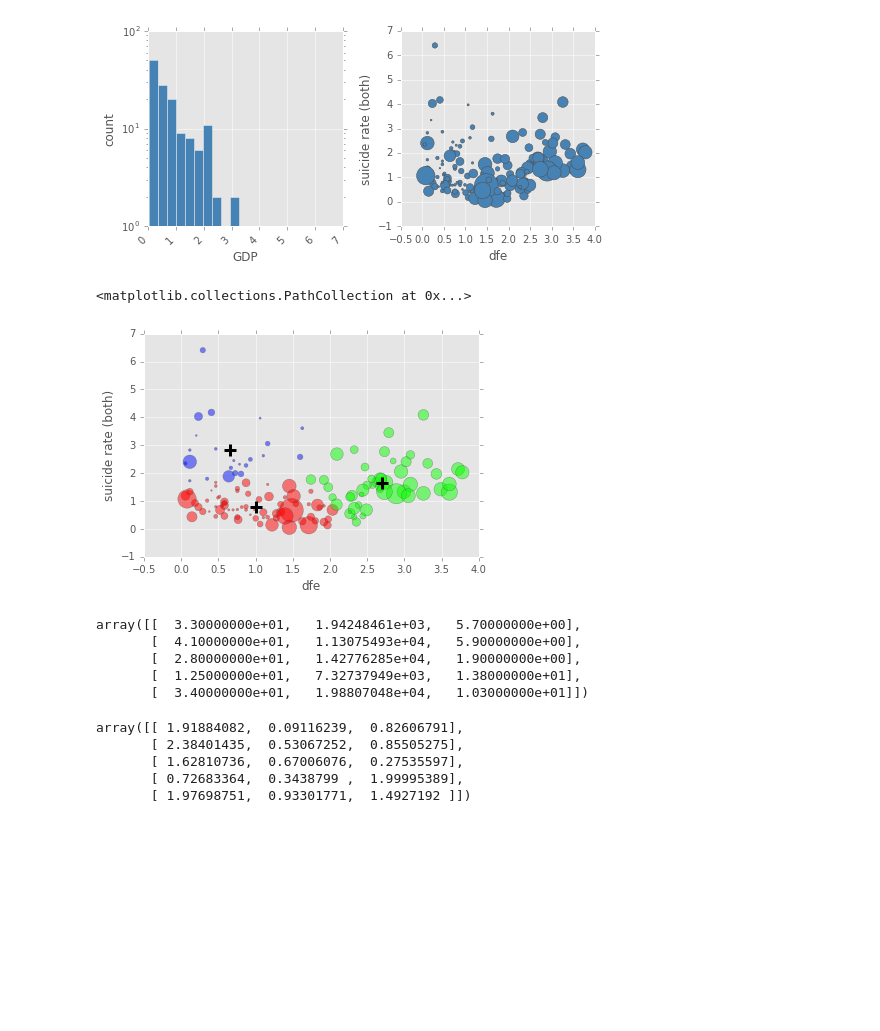
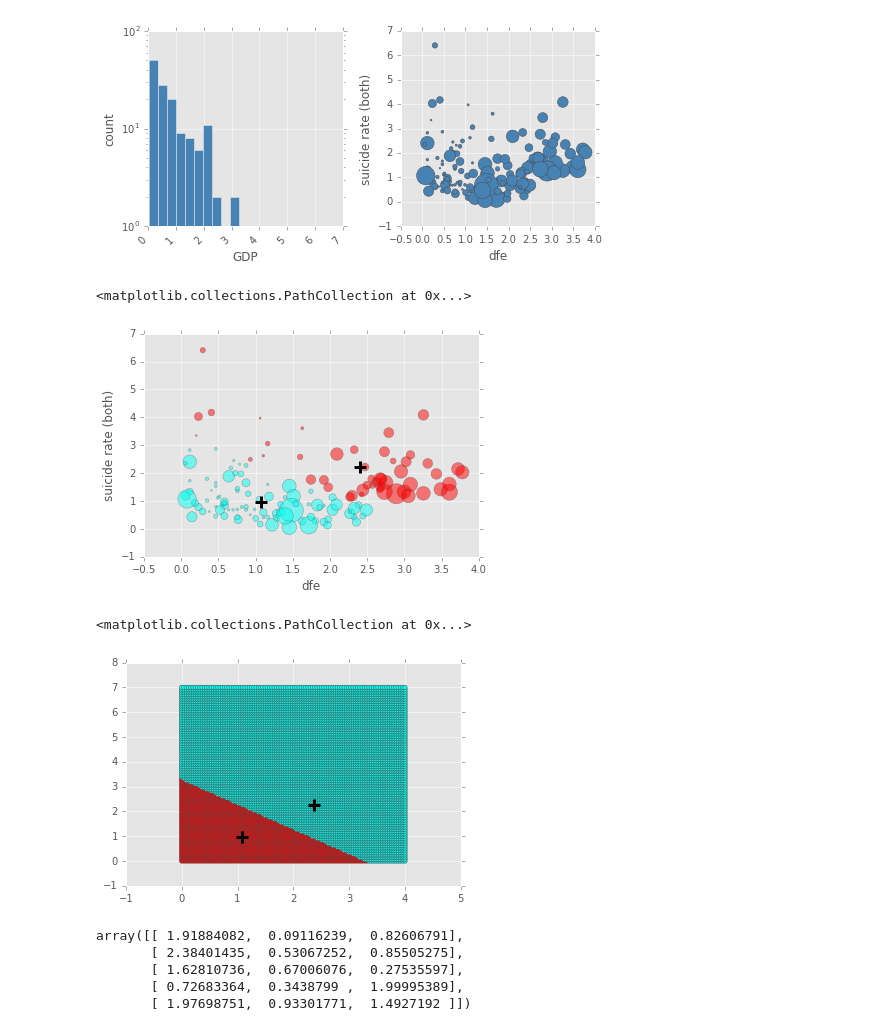
Before and after one commit to grehujt/SmallPythonProjects, a Jupyter notebook: jupyterNotebooks/clustering/clustering.ipynb, the cells around one changed output. Drawn from its saved outputs; the diff is of its cells as text; code cells hidden in the pictures; blank space fills up the shorter version.

Commit message:
update visualization of kmeans decision boundary

```diff
--- a/jupyterNotebooks/clustering/clustering.ipynb
+++ b/jupyterNotebooks/clustering/clustering.ipynb
@@ -121,27 +121,32 @@ plt.subplots_adjust(wspace=0.3)
 [figure]
 # %%
 from sklearn.cluster import KMeans
-k = 3
+k = 2
 model = KMeans(n_clusters=k).fit(w[:, [0, 2]])
 
 plt.scatter(w[:, 0], w[:, 2], s=141*4*w[:, 1] / w[:, 1].max(), edgecolor='0.3',
             color=plt.cm.get_cmap("hsv", k+1)(model.labels_), alpha=0.5)
 plt.xlabel('dfe')
 plt.ylabel('suicide rate (both)')
 
 plt.scatter(model.cluster_centers_[:, 0], model.cluster_centers_[:, 1], marker='+',
             color='k', s=141, lw=3)
 # %% [output]
 <matplotlib.collections.PathCollection at 0x...>
-[figure, old version]
+[figure, new version]
-# %%
-rates[:5, :]
-# %% [output]
-array([[  3.30000000e+01,   1.94248461e+03,   5.70000000e+00],
-       [  4.10000000e+01,   1.13075493e+04,   5.90000000e+00],
-       [  2.80000000e+01,   1.42776285e+04,   1.90000000e+00],
-       [  1.25000000e+01,   7.32737949e+03,   1.38000000e+01],
-       [  3.40000000e+01,   1.98807048e+04,   1.03000000e+01]])
+# %%
+x = np.linspace(0, 4, 100)
+y = np.linspace(0, 7, 100)
+x, y = np.meshgrid(x, y)
+p = model.predict(np.vstack([x.ravel(), y.ravel()]).T).reshape(x.shape)
+
+plt.scatter(x.ravel(), y.ravel(), edgecolor='0.3',
+            color=plt.cm.get_cmap("hsv", k+1)(p.ravel()))
+plt.scatter(model.cluster_centers_[:, 0], model.cluster_centers_[:, 1], marker='+',
+            color='k', s=141, lw=3)
+# %% [output]
+<matplotlib.collections.PathCollection at 0x...>
+[figure, added]
 # %%
 w[:5]
 # %% [output]
```
